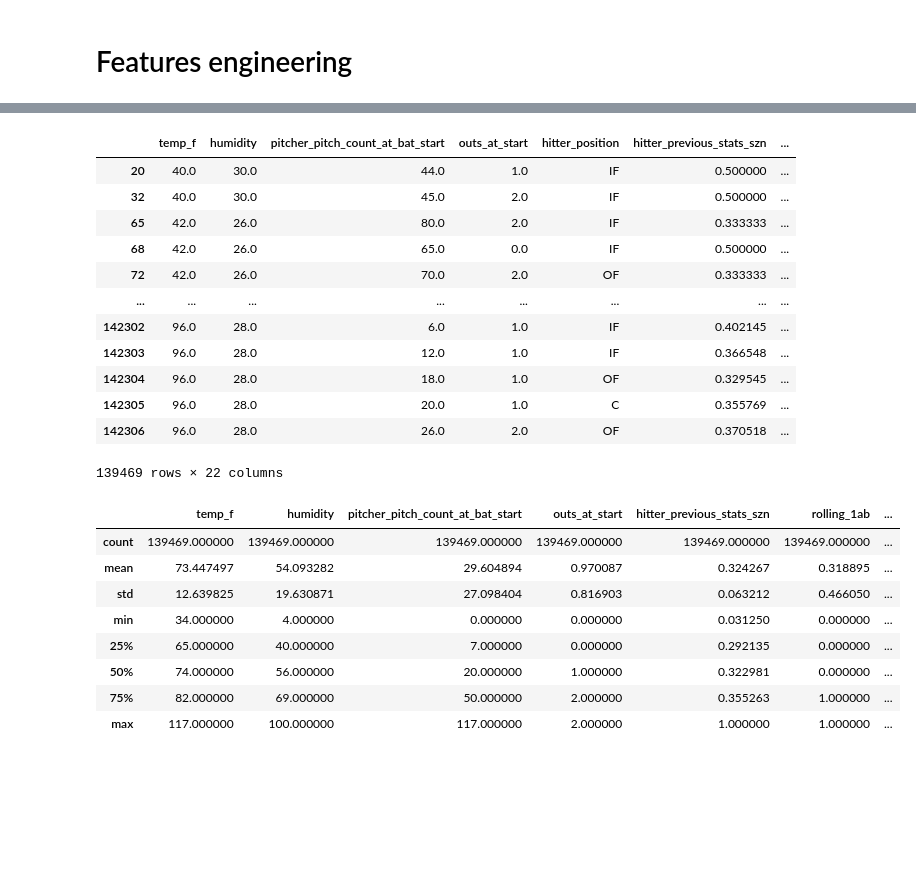
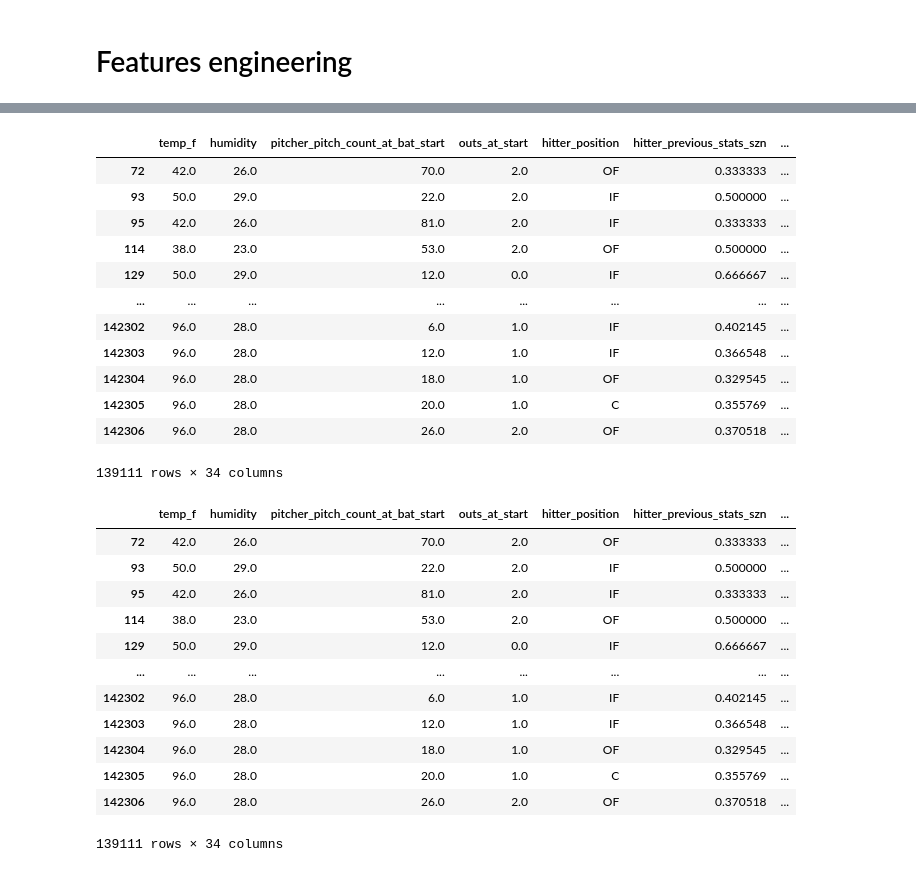
Before and after one commit to Scavo1225/mlb-at-bat-predictor, a Jupyter notebook: notebooks/features_engineering.ipynb, the cells around one changed output, grey strips where cells are left out. Drawn from its saved outputs; the diff is of its cells as text; code cells hidden in the pictures; blank space fills up the shorter version.

Commit message:
finalized data_set for training

```diff
--- a/notebooks/features_engineering.ipynb
+++ b/notebooks/features_engineering.ipynb
@@ -15,12 +15,22 @@ data['hitter_previous_stats_szn'] = data.groupby("hitter_id")["y_target"].cumsum
 data['rolling_1ab'] = data.groupby("hitter_id")["y_target"].transform(lambda x: x.shift().rolling(1, min_periods=1).mean())
 data['rolling_3ab'] = data.groupby("hitter_id")["y_target"].transform(lambda x: x.shift().rolling(3, min_periods=1).mean())
 data['rolling_10ab'] = data.groupby("hitter_id")["y_target"].transform(lambda x: x.shift().rolling(10, min_periods=1).mean())
+
+data['hitter_previous_stats_szn_slug'] = data.groupby("hitter_id")["mc_target"].cumsum() / (data.groupby('hitter_id').cumcount() + 1)
+data['rolling_1ab_slug'] = data.groupby("hitter_id")["mc_target"].transform(lambda x: x.shift().rolling(1, min_periods=1).mean())
+data['rolling_3ab_slug'] = data.groupby("hitter_id")["mc_target"].transform(lambda x: x.shift().rolling(3, min_periods=1).mean())
+data['rolling_10ab_slug'] = data.groupby("hitter_id")["mc_target"].transform(lambda x: x.shift().rolling(10, min_periods=1).mean())
 # %%
 # Calculate stats of pitcher before he pitchs
 data['pitcher_previous_stats_szn'] = data.groupby("pitcher_id")["y_target"].cumsum() / (data.groupby('pitcher_id').cumcount() + 1)
 data['rolling_1pitch'] = data.groupby("pitcher_id")["y_target"].transform(lambda x: x.shift().rolling(1, min_periods=1).mean())
 data['rolling_3pitch'] = data.groupby("pitcher_id")["y_target"].transform(lambda x: x.shift().rolling(3, min_periods=1).mean())
 data['rolling_10pitch'] = data.groupby("pitcher_id")["y_target"].transform(lambda x: x.shift().rolling(10, min_periods=1).mean())
+
+data['pitcher_previous_stats_szn_bases'] = data.groupby("pitcher_id")["mc_target"].cumsum() / (data.groupby('pitcher_id').cumcount() + 1)
+data['rolling_1pitch_bases'] = data.groupby("pitcher_id")["mc_target"].transform(lambda x: x.shift().rolling(1, min_periods=1).mean())
+data['rolling_3pitch_bases'] = data.groupby("pitcher_id")["mc_target"].transform(lambda x: x.shift().rolling(3, min_periods=1).mean())
+data['rolling_10pitch_bases'] = data.groupby("pitcher_id")["mc_target"].transform(lambda x: x.shift().rolling(10, min_periods=1).mean())
 # %%
 data.head()
 # %% [output]
@@ -76,6 +115,6 @@ data = data.drop(columns=["pitch_class", "reverse_pitch_class", "hitter_strikes_
 # %%
 #drop 0.004343% of data (first ten at bats for each player)
-data = data.dropna(subset=["rolling_10ab", "rolling_10pitch", "hitter_strikes_eff", "hitter_balls_eff", "hitter_success_speed"])
+data = data.dropna(subset=["rolling_10ab", "rolling_10pitch", "hitter_strikes_eff", "hitter_balls_eff", "hitter_success_speed", "hitter_offspeed_eff", 'hitter_fast_eff'])
 # %%
 data.isnull().sum()
 # %% [output]
@@ -114,40 +159,51 @@ Index(['id', 'game_id', 'hitter_id', 'pitcher_id', 'temp_f', 'humidity',
       dtype='object')
 # %%
 #Creating final training set with only ket features
-modeling_columns = ['temp_f', 'humidity', 'pitcher_pitch_count_at_bat_start', 'outs_at_start','hitter_position',
-                    'hitter_previous_stats_szn', 'rolling_1ab','rolling_3ab', 'rolling_10ab',
-                    'pitcher_previous_stats_szn','rolling_1pitch', 'rolling_3pitch', 'rolling_10pitch',
-                    'handed_matchup', 'match_up_ab_count_delta',
-                    'hitter_strikes_eff', 'hitter_balls_eff', 'pitcher_strikes_spread','pitcher_balls_spread',
-                    'hitter_success_speed', 'pitcher_speed', 'y_target']
+final_modeling_columns = ['temp_f', 'humidity',
+                        'pitcher_pitch_count_at_bat_start', 'outs_at_start',
+                        'hitter_position', 'hitter_previous_stats_szn', 'rolling_1ab',
+                        'rolling_3ab', 'rolling_10ab', 'hitter_previous_stats_szn_slug',
+                        'rolling_1ab_slug', 'rolling_3ab_slug', 'rolling_10ab_slug',
+                        'pitcher_previous_stats_szn', 'rolling_1pitch', 'rolling_3pitch',
+                        'rolling_10pitch', 'pitcher_previous_stats_szn_bases',
+                        'rolling_1pitch_bases', 'rolling_3pitch_bases', 'rolling_10pitch_bases',
+                        'handed_matchup','match_up_ab_count_delta', 'hitter_strikes_eff', 'hitter_balls_eff',
+                        'pitcher_strikes_spread', 'pitcher_balls_spread',
+                        'hitter_success_speed', 'pitcher_speed', 'hitter_fast_eff',
+                        'hitter_offspeed_eff', 'pitcher_fast_spread',
+                        'pitcher_offspeed_spread', 'y_target']
 
-data = data[modeling_columns]
+data = data[final_modeling_columns]
 data
 # %% [output]
 |  | temp_f | humidity | pitcher_pitch_count_at_bat_start | outs_at_start | hitter_position | hitter_previous_stats_szn | ... |
-| 20 | 40.0 | 30.0 | 44.0 | 1.0 | IF | 0.500000 | ... |
-| 32 | 40.0 | 30.0 | 45.0 | 2.0 | IF | 0.500000 | ... |
-| 65 | 42.0 | 26.0 | 80.0 | 2.0 | IF | 0.333333 | ... |
-| 68 | 42.0 | 26.0 | 65.0 | 0.0 | IF | 0.500000 | ... |
 | 72 | 42.0 | 26.0 | 70.0 | 2.0 | OF | 0.333333 | ... |
+| 93 | 50.0 | 29.0 | 22.0 | 2.0 | IF | 0.500000 | ... |
+| 95 | 42.0 | 26.0 | 81.0 | 2.0 | IF | 0.333333 | ... |
+| 114 | 38.0 | 23.0 | 53.0 | 2.0 | OF | 0.500000 | ... |
+| 129 | 50.0 | 29.0 | 12.0 | 0.0 | IF | 0.666667 | ... |
 | ... | ... | ... | ... | ... | ... | ... | ... |
 | 142302 | 96.0 | 28.0 | 6.0 | 1.0 | IF | 0.402145 | ... |
 | 142303 | 96.0 | 28.0 | 12.0 | 1.0 | IF | 0.366548 | ... |
 | 142304 | 96.0 | 28.0 | 18.0 | 1.0 | OF | 0.329545 | ... |
 | 142305 | 96.0 | 28.0 | 20.0 | 1.0 | C | 0.355769 | ... |
 | 142306 | 96.0 | 28.0 | 26.0 | 2.0 | OF | 0.370518 | ... |
-139469 rows × 22 columns
+139111 rows × 34 columns
 # %%
 data.to_csv("../preproc_data/data_with_new_features.csv")
 # %%
-data.describe()
+data
 # %% [output]
-|  | temp_f | humidity | pitcher_pitch_count_at_bat_start | outs_at_start | hitter_previous_stats_szn | rolling_1ab | ... |
-| count | 139469.000000 | 139469.000000 | 139469.000000 | 139469.000000 | 139469.000000 | 139469.000000 | ... |
-| mean | 73.447497 | 54.093282 | 29.604894 | 0.970087 | 0.324267 | 0.318895 | ... |
-| std | 12.639825 | 19.630871 | 27.098404 | 0.816903 | 0.063212 | 0.466050 | ... |
-| min | 34.000000 | 4.000000 | 0.000000 | 0.000000 | 0.031250 | 0.000000 | ... |
-| 25% | 65.000000 | 40.000000 | 7.000000 | 0.000000 | 0.292135 | 0.000000 | ... |
-| 50% | 74.000000 | 56.000000 | 20.000000 | 1.000000 | 0.322981 | 0.000000 | ... |
-| 75% | 82.000000 | 69.000000 | 50.000000 | 2.000000 | 0.355263 | 1.000000 | ... |
-| max | 117.000000 | 100.000000 | 117.000000 | 2.000000 | 1.000000 | 1.000000 | ... |
+|  | temp_f | humidity | pitcher_pitch_count_at_bat_start | outs_at_start | hitter_position | hitter_previous_stats_szn | ... |
+| 72 | 42.0 | 26.0 | 70.0 | 2.0 | OF | 0.333333 | ... |
+| 93 | 50.0 | 29.0 | 22.0 | 2.0 | IF | 0.500000 | ... |
+| 95 | 42.0 | 26.0 | 81.0 | 2.0 | IF | 0.333333 | ... |
+| 114 | 38.0 | 23.0 | 53.0 | 2.0 | OF | 0.500000 | ... |
+| 129 | 50.0 | 29.0 | 12.0 | 0.0 | IF | 0.666667 | ... |
+| ... | ... | ... | ... | ... | ... | ... | ... |
+| 142302 | 96.0 | 28.0 | 6.0 | 1.0 | IF | 0.402145 | ... |
+| 142303 | 96.0 | 28.0 | 12.0 | 1.0 | IF | 0.366548 | ... |
+| 142304 | 96.0 | 28.0 | 18.0 | 1.0 | OF | 0.329545 | ... |
+| 142305 | 96.0 | 28.0 | 20.0 | 1.0 | C | 0.355769 | ... |
+| 142306 | 96.0 | 28.0 | 26.0 | 2.0 | OF | 0.370518 | ... |
+139111 rows × 34 columns
```
Also changed, not shown: parts of 4 cells of this notebook, 2 other files.
